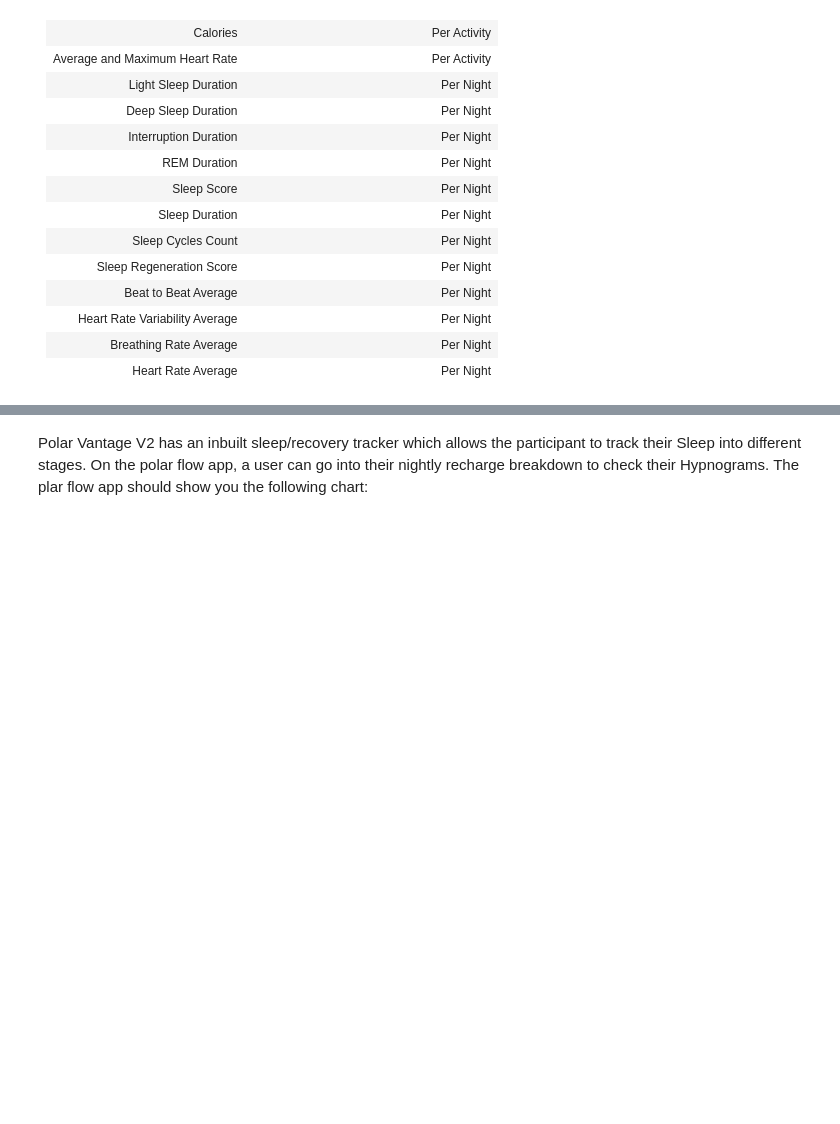
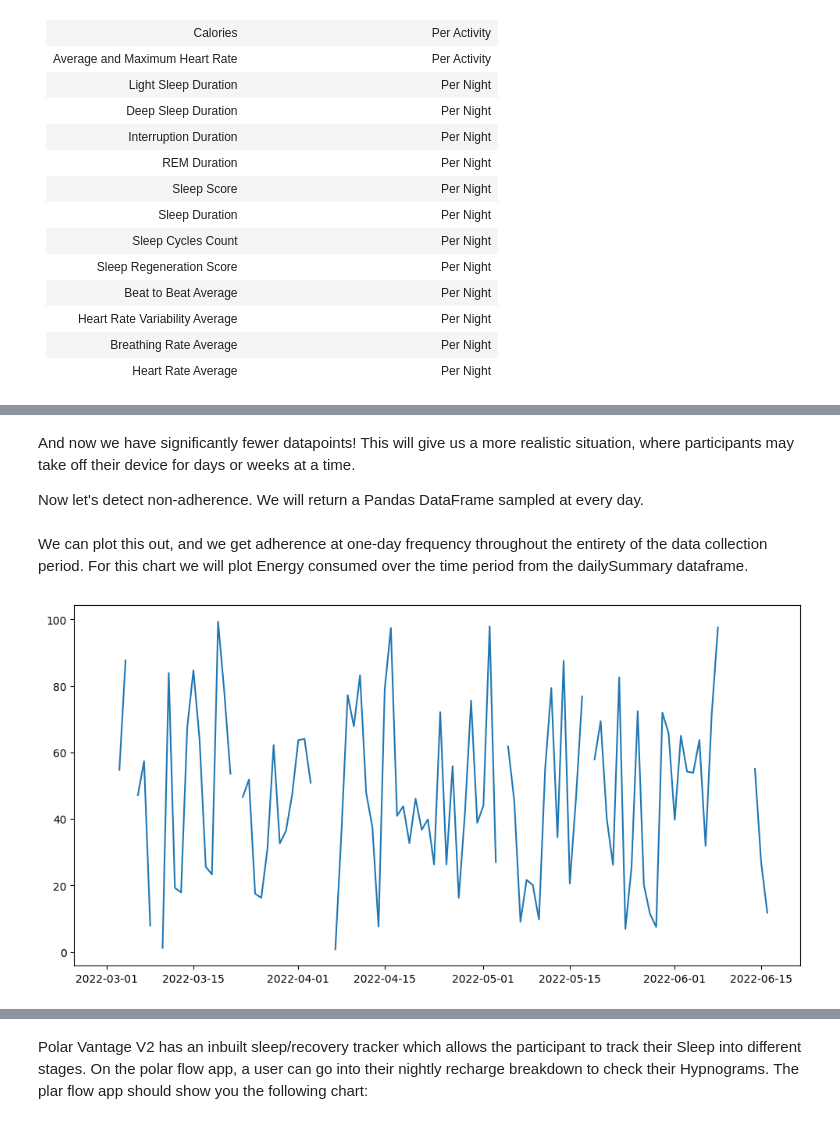
Before and after one commit to Stanford-Health/wearipedia, a Jupyter notebook: docs/source/notebooks/polar_vantage.ipynb, the cells around one changed output, grey strips where cells are left out. Drawn from its saved outputs; the diff is of its cells as text; code cells hidden in the pictures; blank space fills up the shorter version.

```diff
--- a/docs/source/notebooks/polar_vantage.ipynb
+++ b/docs/source/notebooks/polar_vantage.ipynb
@@ -354,0 +245,4 @@ plt.show()
+# %% [markdown]
+And now we have significantly fewer datapoints! This will give us a more realistic situation, where participants may take off their device for days or weeks at a time.
+
+Now let's detect non-adherence. We will return a Pandas DataFrame sampled at every day.
@@ -354,0 +252,23 @@ plt.show()
+# %% [markdown]
+We can plot this out, and we get adherence at one-day frequency throughout the entirety of the data collection period. For this chart we will plot Energy consumed over the time period from the dailySummary dataframe.
+# %%
+import matplotlib.pyplot as plt
+import datetime
+
+dates = pd.date_range(start_date,end_date)
+
+sleep_score = []
+
+for d in dates:
+  res = sleep_df[sleep_df.date == datetime.datetime.strftime(d,
+  '%Y-%m-%d')]['sleepScore']
+  if len(res) == 0:
+    sleep_score.append(None)
+  else:
+    sleep_score.append(res.iloc[0])
+
+plt.figure(figsize=(12, 6))
+plt.plot(dates, sleep_score)
+plt.show()
+# %% [output]
+[figure, added]
```
Also changed, not shown: parts of 139 cells of this notebook, 4 other files.
